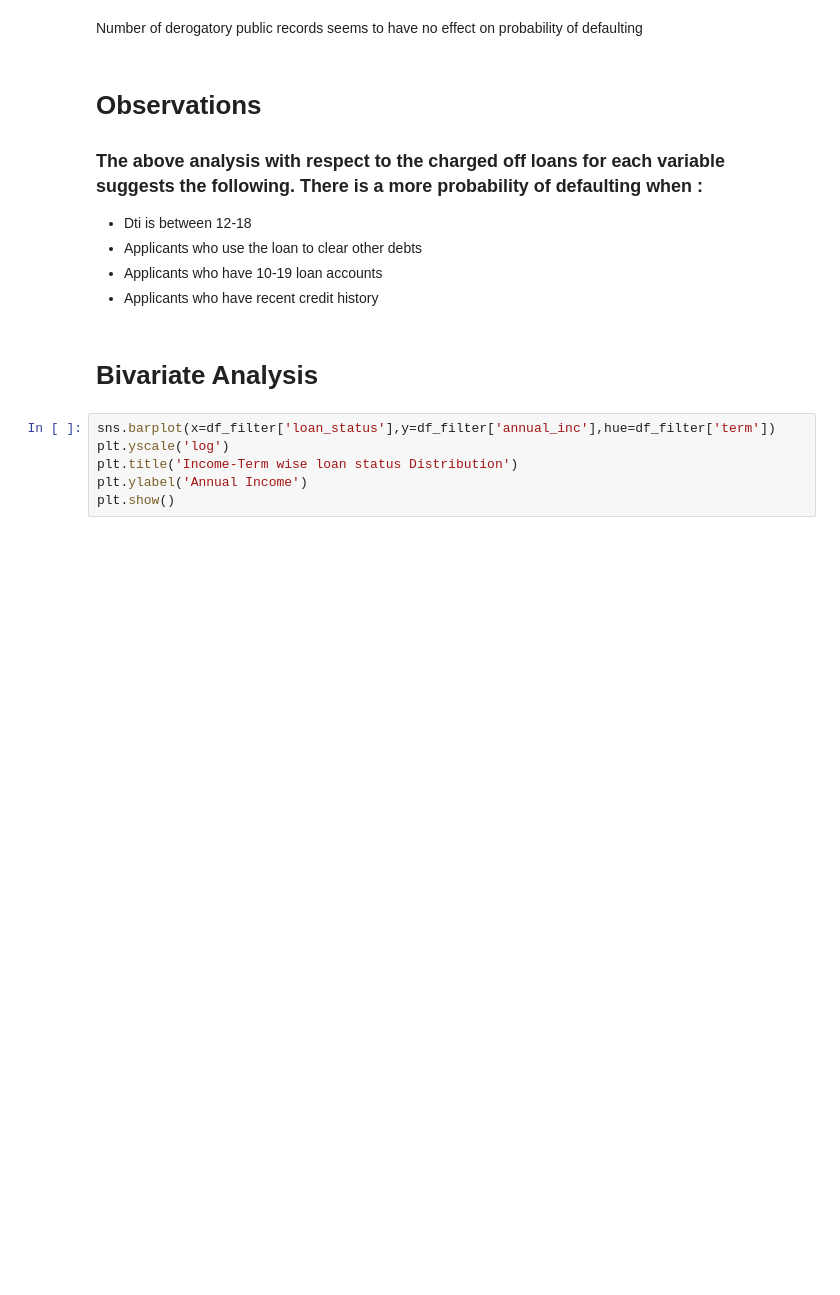
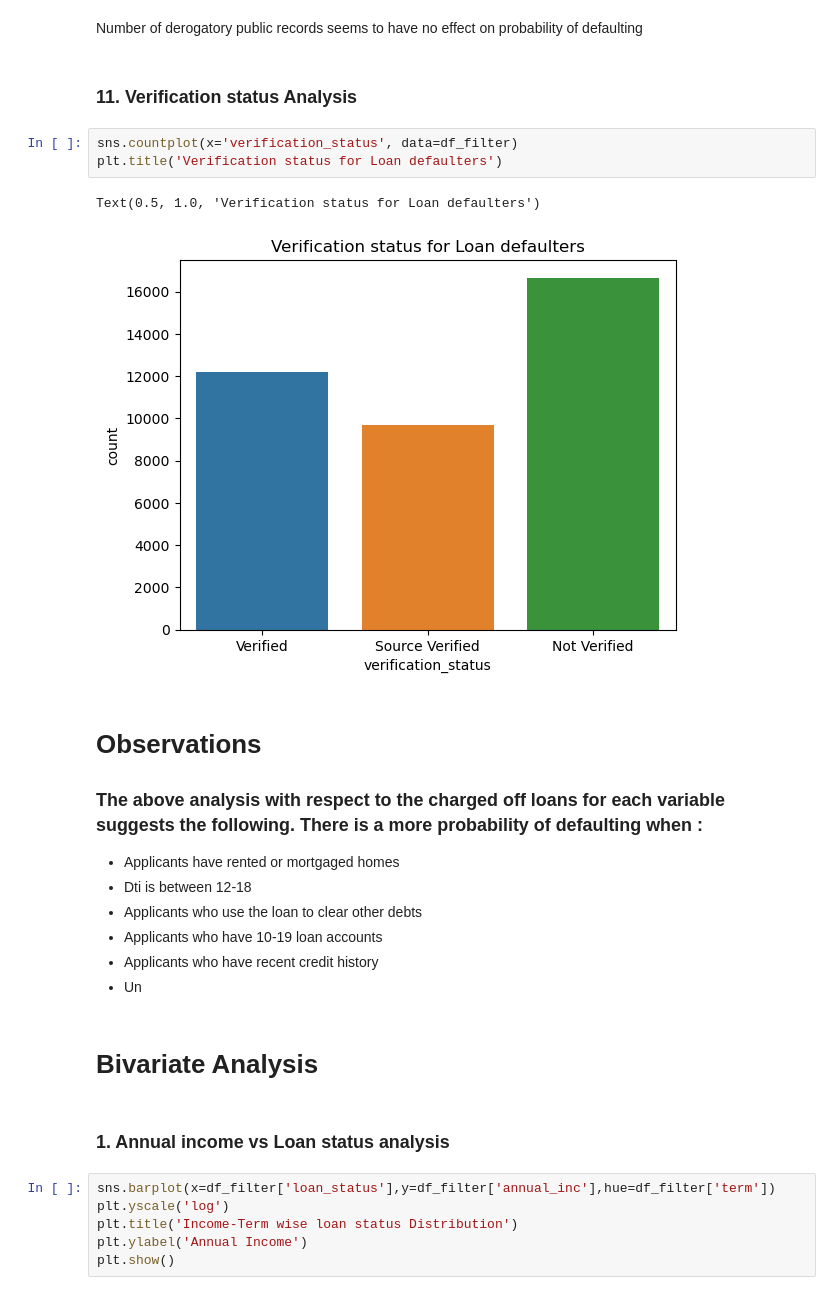
Before and after one commit to tushar091/LendingClubCaseStudy, a Jupyter notebook: lending_case_study.ipynb, the cells around one changed output. Cells and saved outputs as stored; diff of their text form; blank space fills up the shorter version.

Commit message:
add verification historu

```diff
--- a/lending_case_study.ipynb
+++ b/lending_case_study.ipynb
@@ -426,17 +426,29 @@ sns.countplot(x='pub_rec', data=df_loan[df_loan['loan_status']=='Charged Off'])
 sns.countplot(x='pub_rec', data=df_loan[df_loan['loan_status']=='Fully Paid'])
 # %% [markdown]
 Number of derogatory public records seems to have no effect on probability of defaulting
+# %% [markdown]
+### 11. Verification status Analysis
+# %%
+sns.countplot(x='verification_status', data=df_filter)
+plt.title('Verification status for Loan defaulters')
+# %% [output]
+Text(0.5, 1.0, 'Verification status for Loan defaulters')
+[figure, added]
 # %% [markdown]
 # Observations
 
 ### The above analysis with respect to the charged off loans for each variable suggests the following. There is a more probability of defaulting when :
 
+- Applicants have rented or mortgaged homes
 - Dti is between 12-18
 - Applicants who use the loan to clear other debts
 - Applicants who have 10-19 loan accounts
 - Applicants who have recent credit history
+- Un
 # %% [markdown]
 # Bivariate Analysis
+# %% [markdown]
+### 1. Annual income vs Loan status analysis
 # %%
 sns.barplot(x=df_filter['loan_status'],y=df_filter['annual_inc'],hue=df_filter['term'])
 plt.yscale('log')
```
Also changed, not shown: parts of 50 cells of this notebook.
